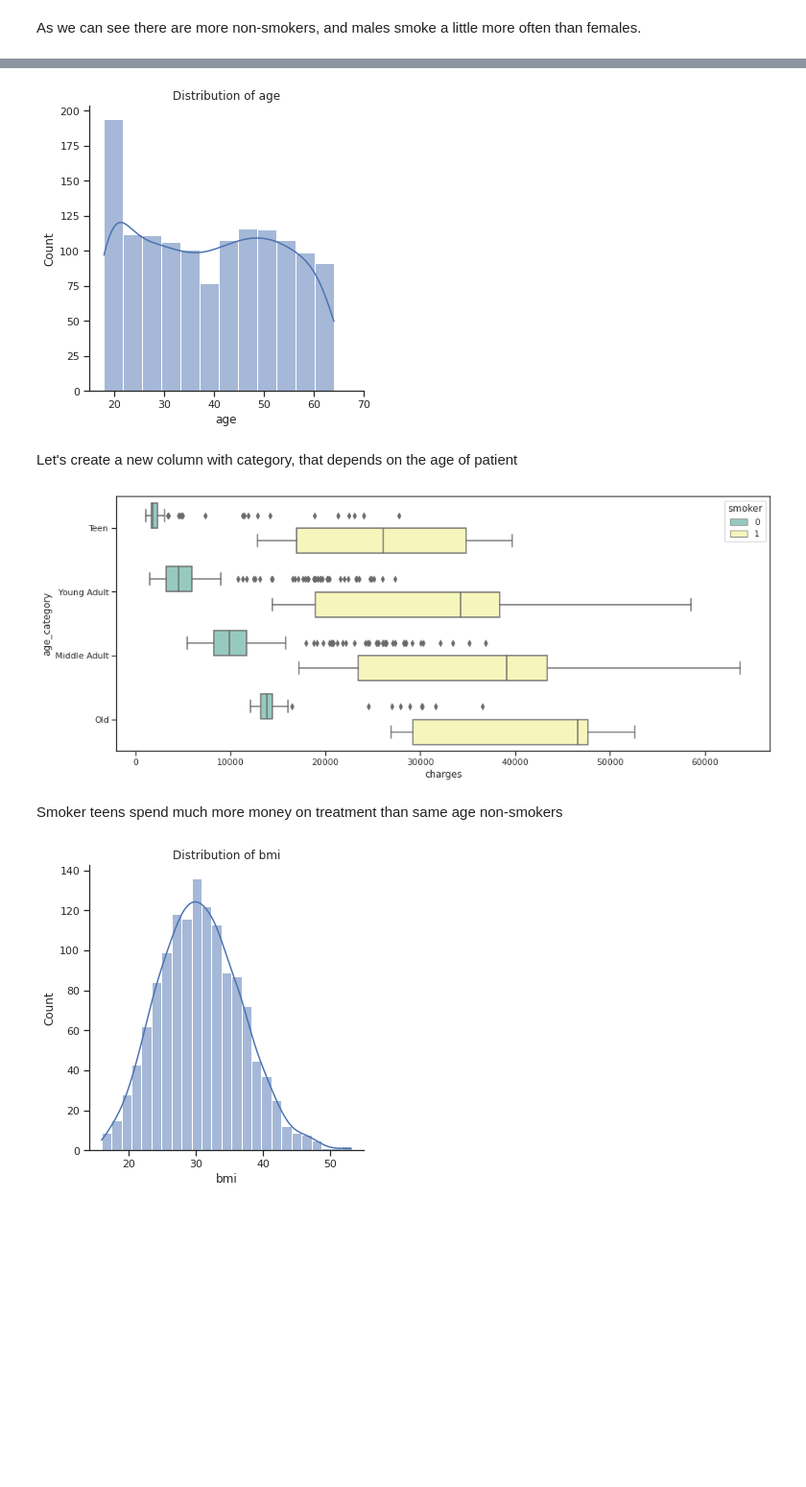
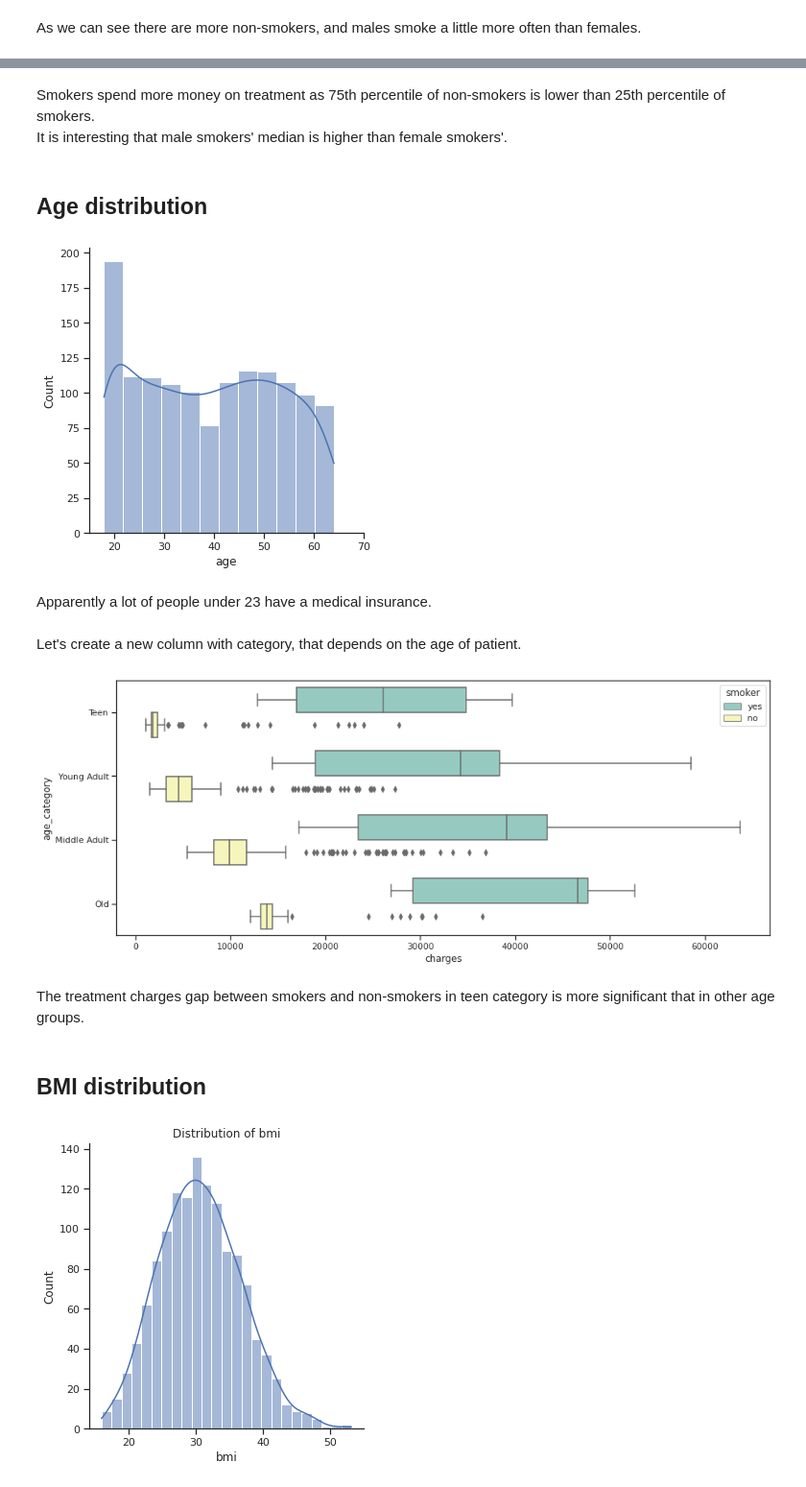
Before and after one commit to bogdan-nd/ML-Test, a Jupyter notebook: medical_cost.ipynb, the cells around one changed output, grey strips where cells are left out. Shown at 96% size. Cells and saved outputs as stored; diff of their text form; code cells hidden in the pictures; blank space fills up the shorter version.

```diff
--- a/medical_cost.ipynb
+++ b/medical_cost.ipynb
@@ -64,3 +67,5 @@ array(['southwest', 'southeast', 'northwest', 'northeast'], dtype=object)
+# %%
+medical_plot_data = medical_cost_data.copy()
 # %%
 medical_cost_data.sex = medical_cost_data.sex.map(dict(male = 1, female=0))
 medical_cost_data.smoker = medical_cost_data.smoker.map(dict(yes = 1, no = 0))
@@ -111,7 +120,11 @@ Logically smokers spend more money on treatment.
+# %% [markdown]
+Smokers spend more money on treatment as 75th percentile of non-smokers is lower than 25th percentile of smokers.<br>
+It is interesting that male smokers' median is higher than female smokers'.
+# %% [markdown]
+## Age distribution
 # %%
-sns.displot(x = "age", data = medical_cost_data, kde = True)
-plt.title("Distribution of age")
+sns.displot(x = "age", data = medical_plot_data, kde = True)
 plt.xlim(15,70)
 plt.show()
 # %% [output]
-[figure, old version]
+[figure, new version]
@@ -120,5 +131,7 @@ medical_cost = medical_cost_data.copy()
+# %% [markdown]
+Apparently a lot of people under 23 have a medical insurance.
 # %% [markdown]
-Let's create a new column with category, that depends on the age of patient
+Let's create a new column with category, that depends on the age of patient.
 # %%
 def age_category(age):
     if age >= 18 and age <21:
@@ -134,9 +147,11 @@ medical_cost_data["age_category"] = medical_cost_data.age.apply(age_category)
 # %%
 plt.figure(figsize=(15,6))
-sns.boxplot(x="charges",y="age_category",hue = "smoker", data = medical_cost_data, palette = 'Set3')
+sns.boxplot(x="charges",y="age_category",hue = "smoker", data = medical_plot_data, palette = 'Set3')
 plt.show()
 # %% [output]
-[figure, old version]
+[figure, new version]
-# %% [markdown]
-Smoker teens spend much more money on treatment than same age non-smokers
+# %% [markdown]
+The treatment charges gap between smokers and non-smokers in teen category is more significant that in other age groups.
+# %% [markdown]
+## BMI distribution
 # %%
```
Also changed, not shown: parts of 32 cells of this notebook, 1 other file.
